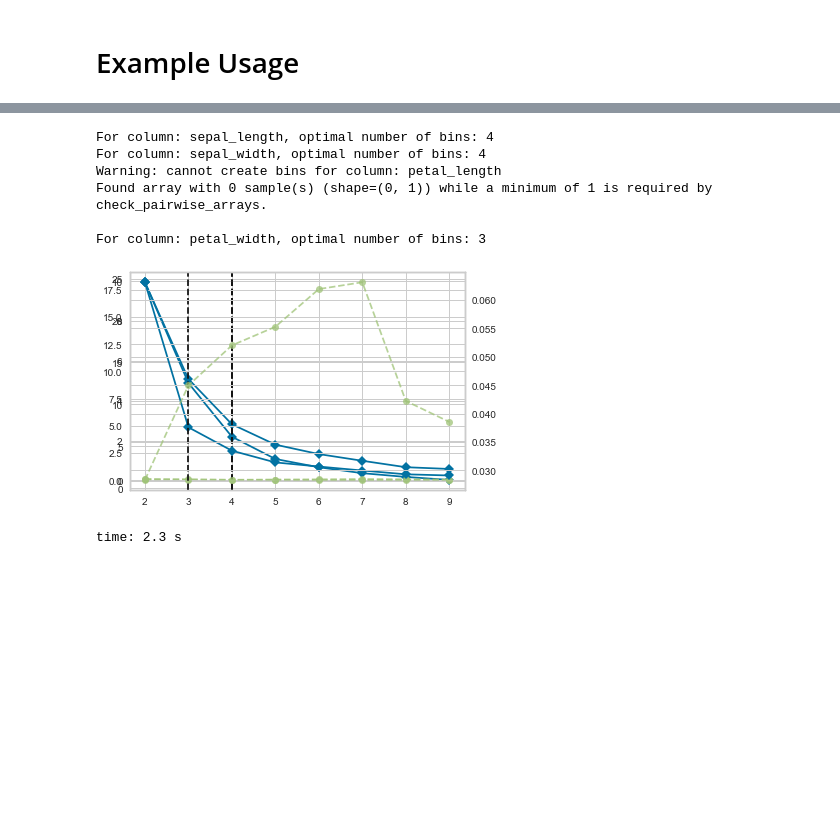
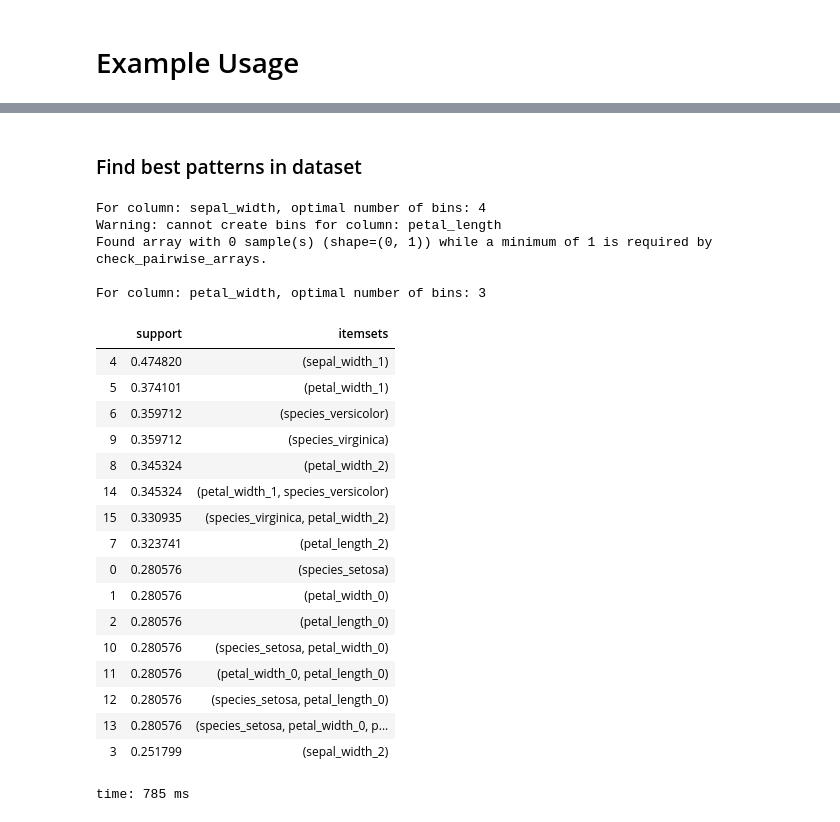
Before and after one commit to jasonk33/Pattern-Mining, a Jupyter notebook: pattern_mining.ipynb, the cells around one changed output, grey strips where cells are left out. Saved outputs shown, nothing was run; the diff lists cells and outputs as text; code cells hidden in the pictures; blank space fills up the shorter version.

```diff
--- a/pattern_mining.ipynb
+++ b/pattern_mining.ipynb
@@ -293,11 +347,29 @@ time: 4.84 s
+# %% [markdown]
+### Find best patterns in dataset
 # %%
-subset_patterns_iris = binner.find_patterns(iris[iris['sepal_length'] > 4.7], minimal_support_rate=.25, number_of_bins_range=(2,10), verbose=True)
+subset_patterns_iris = binner.find_patterns(iris[iris['sepal_length'] > 4.7], columns_to_drop=['sepal_length'], minimal_support_rate=.25, number_of_bins_range=(2,10), verbose=True)
+subset_patterns_iris
 # %% [output]
-For column: sepal_length, optimal number of bins: 4
 For column: sepal_width, optimal number of bins: 4
 Warning: cannot create bins for column: petal_length
 Found array with 0 sample(s) (shape=(0, 1)) while a minimum of 1 is required by check_pairwise_arrays.
 
 For column: petal_width, optimal number of bins: 3
-[figure, removed]
+|  | support | itemsets |
+| 4 | 0.474820 | (sepal_width_1) |
+| 5 | 0.374101 | (petal_width_1) |
+| 6 | 0.359712 | (species_versicolor) |
+| 9 | 0.359712 | (species_virginica) |
+| 8 | 0.345324 | (petal_width_2) |
+| 14 | 0.345324 | (petal_width_1, species_versicolor) |
+| 15 | 0.330935 | (species_virginica, petal_width_2) |
+| 7 | 0.323741 | (petal_length_2) |
+| 0 | 0.280576 | (species_setosa) |
+| 1 | 0.280576 | (petal_width_0) |
+| 2 | 0.280576 | (petal_length_0) |
+| 10 | 0.280576 | (species_setosa, petal_width_0) |
+| 11 | 0.280576 | (petal_width_0, petal_length_0) |
+| 12 | 0.280576 | (species_setosa, petal_length_0) |
+| 13 | 0.280576 | (species_setosa, petal_width_0, p... |
+| 3 | 0.251799 | (sepal_width_2) |
-time: 2.3 s
+time: 785 ms
```
Also changed, not shown: parts of 11 cells of this notebook, 2 other files.
